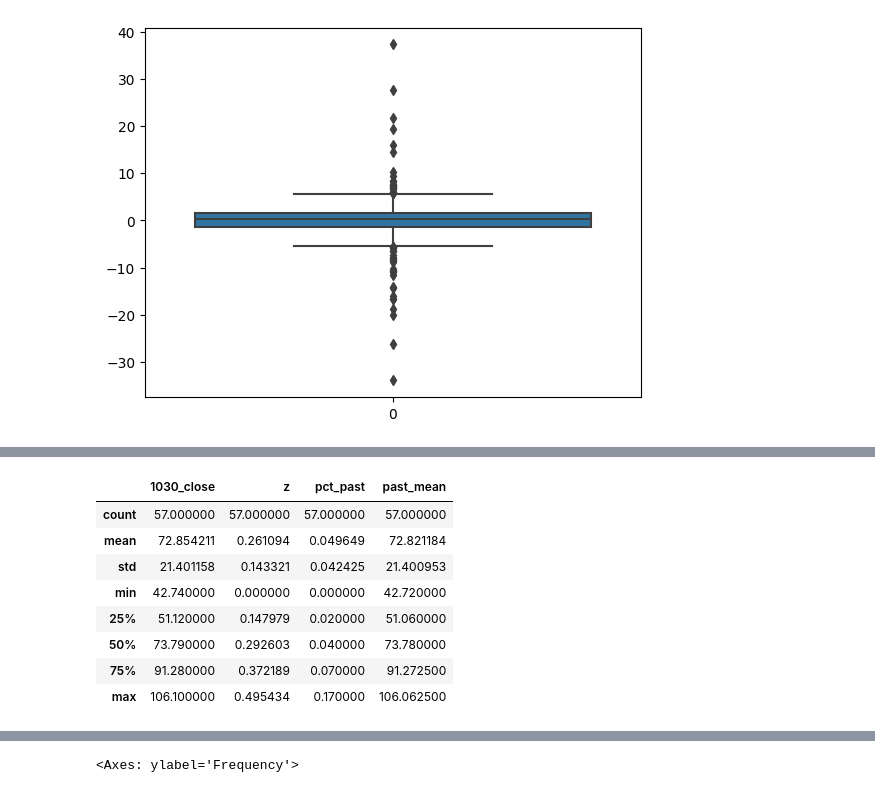
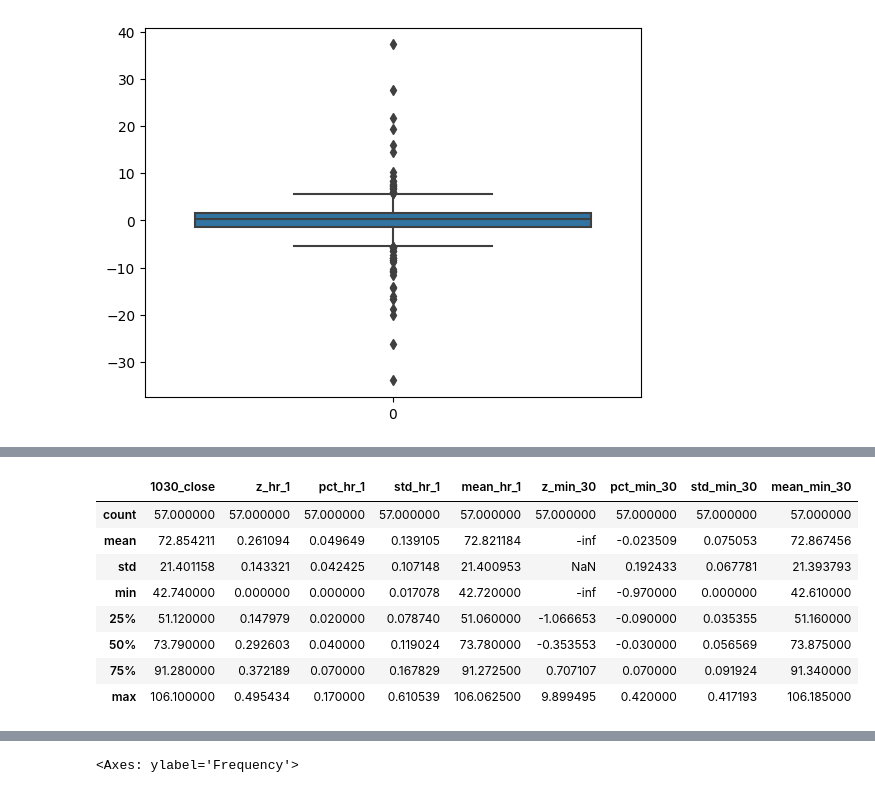
Before and after one commit to daQuincy/Takumi, a Jupyter notebook: 005 - feature_engineering.ipynb, the cells around one changed output, grey strips where cells are left out. Saved outputs shown, nothing was run; the diff lists cells and outputs as text; code cells hidden in the pictures.

```diff
--- a/005 - feature_engineering.ipynb
+++ b/005 - feature_engineering.ipynb
@@ -51,6 +50,7 @@ df.head()
 # define some common time
 NINE = pd.to_datetime('09:00:00')
 NINE_THIRTY = pd.to_datetime('09:30:00')
+TEN = pd.to_datetime('10:00:00')
 TEN_THIRTY = pd.to_datetime('10:30:00')
 ELEVEN = pd.to_datetime('11:00:00')
 TWELVE = pd.to_datetime('12:00:00')
@@ -254,17 +254,32 @@ for day, df_day in tqdm.tqdm(df.groupby(pd.Grouper(key='datetime', freq='D'))):
         (df_day['datetime'].dt.time >= NINE_THIRTY.time()) &
         (df_day['datetime'].dt.time < TEN_THIRTY.time())
     ]
-    past_mean = df_past['close'].mean()
-    past_std = df_past['close'].std()
-    z = (price - past_mean) / past_std
-    pct_past = np.round(((price - past_mean) / past_mean) * 100, 2)
+    mean_hr_1 = df_past['close'].mean()
+    std_hr_1 = df_past['close'].std()
+    z_hr_1 = (price - mean_hr_1) / std_hr_1
+    pct_hr_1 = np.round(((price - mean_hr_1) / mean_hr_1) * 100, 2)
+
+    # past half hour
+    df_past = df_day[
+        (df_day['datetime'].dt.time >= TEN.time()) &
+        (df_day['datetime'].dt.time < TEN_THIRTY.time())
+    ]
+    mean_min_30 = df_past['close'].mean()
+    std_min_30 = df_past['close'].std()
+    z_min_30 = (price - mean_min_30) / std_min_30
+    pct_min_30 = np.round(((price - mean_min_30) / mean_min_30) * 100, 2)
 
     result = {
         'date': df_1030['datetime'].iloc[0],
         '1030_close': price,
-        'z': z,
-        'pct_past': pct_past,
-        'past_mean': past_mean,
+        'z_hr_1': z_hr_1,
+        'pct_hr_1': pct_hr_1,
+        'std_hr_1': std_hr_1,
+        'mean_hr_1': mean_hr_1,
+        'z_min_30': z_min_30,
+        'pct_min_30': pct_min_30,
+        'std_min_30': std_min_30,
+        'mean_min_30': mean_min_30
     }
     df_result.append(result)
 
@@ -295,8 +311,8 @@ sns.boxplot(data=df_result['z'])
 <Axes: >
 [figure]
 # %%
-df_pos = df_result[df_result['z'] >= 0]
-df_neg = df_result[df_result['z'] < 0]
+df_pos = df_result[df_result['z_hr_1'] >= 0]
+df_neg = df_result[df_result['z_hr_1'] < 0]
 
 display(df_pos.describe())
 display(df_neg.describe())
@@ -322,15 +338,15 @@ display(df_neg.describe())
 # %%
 # 20% quantile
-pos_20_quant = df_pos['z'].quantile(0.2)
-df_pos[df_pos['z'] <= pos_20_quant].describe()
+pos_20_quant = df_pos['z_hr_1'].quantile(0.2)
+df_pos[df_pos['z_hr_1'] <= pos_20_quant].describe()
 # %% [output]
-|  | 1030_close | z | pct_past | past_mean |
-| count | 57.000000 | 57.000000 | 57.000000 | 57.000000 |
-| mean | 72.854211 | 0.261094 | 0.049649 | 72.821184 |
-| std | 21.401158 | 0.143321 | 0.042425 | 21.400953 |
-| min | 42.740000 | 0.000000 | 0.000000 | 42.720000 |
-| 25% | 51.120000 | 0.147979 | 0.020000 | 51.060000 |
-| 50% | 73.790000 | 0.292603 | 0.040000 | 73.780000 |
-| 75% | 91.280000 | 0.372189 | 0.070000 | 91.272500 |
-| max | 106.100000 | 0.495434 | 0.170000 | 106.062500 |
+|  | 1030_close | z_hr_1 | pct_hr_1 | std_hr_1 | mean_hr_1 | z_min_30 | pct_min_30 | std_min_30 | mean_min_30 |
+| count | 57.000000 | 57.000000 | 57.000000 | 57.000000 | 57.000000 | 57.000000 | 57.000000 | 57.000000 | 57.000000 |
+| mean | 72.854211 | 0.261094 | 0.049649 | 0.139105 | 72.821184 | -inf | -0.023509 | 0.075053 | 72.867456 |
+| std | 21.401158 | 0.143321 | 0.042425 | 0.107148 | 21.400953 | NaN | 0.192433 | 0.067781 | 21.393793 |
+| min | 42.740000 | 0.000000 | 0.000000 | 0.017078 | 42.720000 | -inf | -0.970000 | 0.000000 | 42.610000 |
+| 25% | 51.120000 | 0.147979 | 0.020000 | 0.078740 | 51.060000 | -1.066653 | -0.090000 | 0.035355 | 51.160000 |
+| 50% | 73.790000 | 0.292603 | 0.040000 | 0.119024 | 73.780000 | -0.353553 | -0.030000 | 0.056569 | 73.875000 |
+| 75% | 91.280000 | 0.372189 | 0.070000 | 0.167829 | 91.272500 | 0.707107 | 0.070000 | 0.091924 | 91.340000 |
+| max | 106.100000 | 0.495434 | 0.170000 | 0.610539 | 106.062500 | 9.899495 | 0.420000 | 0.417193 | 106.185000 |
 # %%
```
Also changed, not shown: parts of 26 cells of this notebook, 3 other files.
